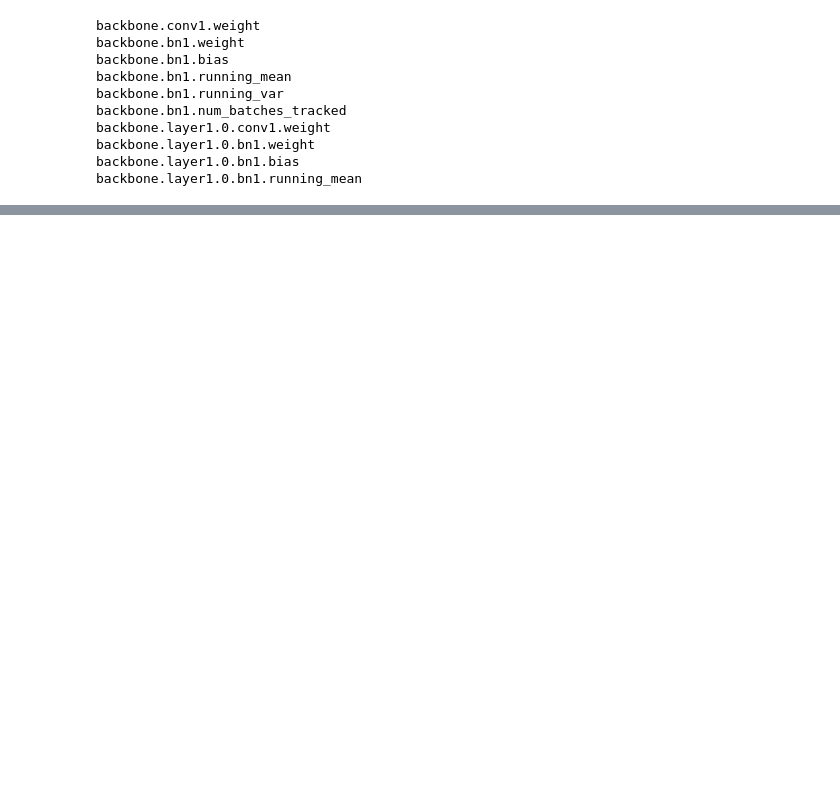
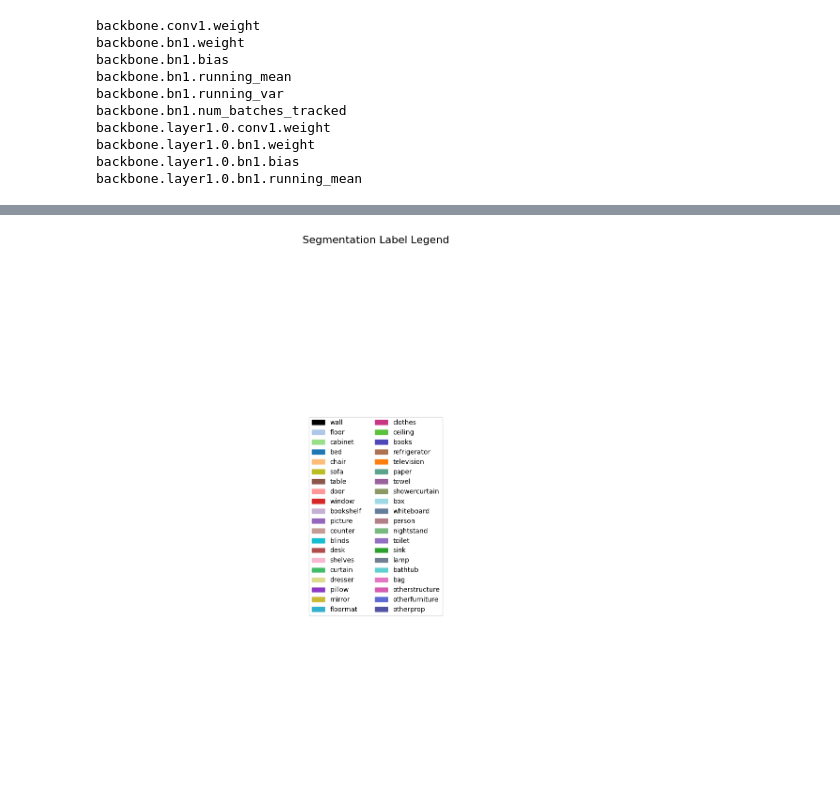
Before and after one commit to aislabunimi/domain.adaptation.3D, a Jupyter notebook: DeeplabCkpLoad/trainDeeplab.ipynb, the cells around one changed output, grey strips where cells are left out. Saved outputs shown, nothing was run; the diff lists cells and outputs as text; code cells hidden in the pictures; blank space fills up the shorter version.

```diff
--- a/DeeplabCkpLoad/trainDeeplab.ipynb
+++ b/DeeplabCkpLoad/trainDeeplab.ipynb
@@ -367,0 +496,22 @@ plt.show()
+# %%
+import matplotlib.patches as mpatches
+import pandas as pd
+df = pd.read_csv("./Test/nyu40_segmentation_mapping.csv")
+label_names = df["name"].values[1:]  # skip header/unlabeled
+label_colors = class_colors  # already loaded as np array of shape (40, 3)
+
+# Create legend patches
+legend_patches = [
+    mpatches.Patch(color=np.array(color) / 255.0, label=name)
+    for name, color in zip(label_names, label_colors)
+]
+
+# Show the legend in a new figure
+plt.figure(figsize=(12, 12))
+plt.axis('off')
+plt.title("Segmentation Label Legend", fontsize=16)
+plt.legend(handles=legend_patches, loc="center", ncol=2, fontsize=10)
+plt.tight_layout()
+plt.show()
+# %% [output]
+[figure, added]
```
Also changed, not shown: parts of 2 cells of this notebook, 1 other file.
